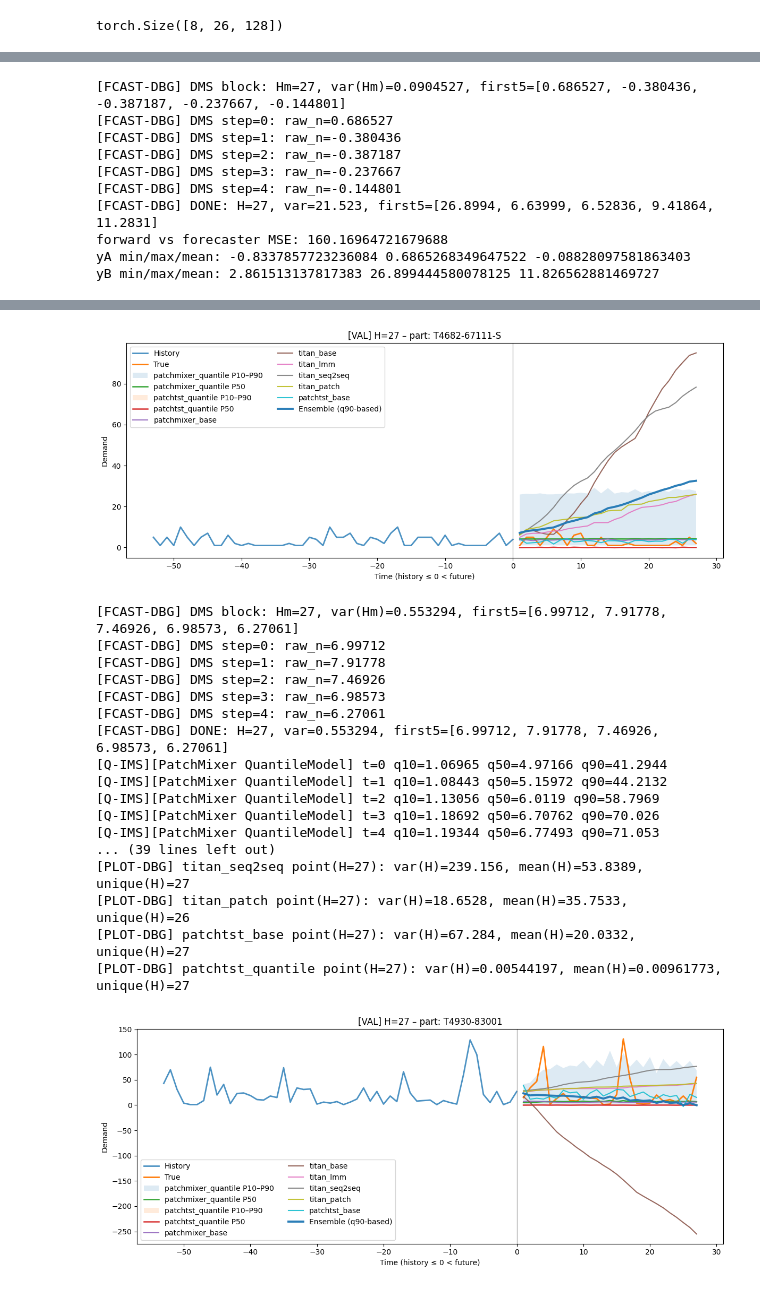
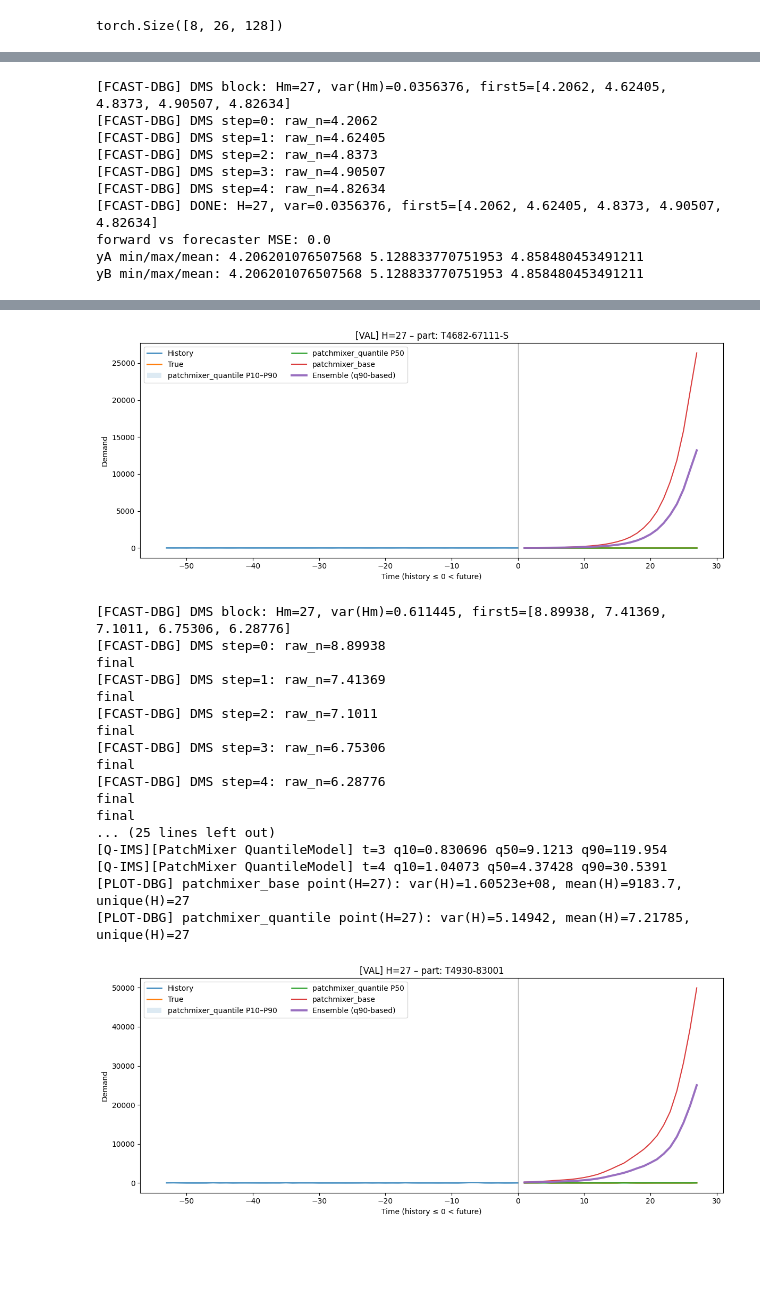
Before and after one commit to LeeKwanHyeong/data_research, a Jupyter notebook: modeling_module/model_test/total_running.ipynb, the cells around one changed output, grey strips where cells are left out. Drawn from its saved outputs; the diff is of its cells as text; code cells hidden in the pictures; blank space fills up the shorter version.

Commit message:
# patchMixer 시간 특성 추가 작업 #1

```diff
--- a/modeling_module/model_test/total_running.ipynb
+++ b/modeling_module/model_test/total_running.ipynb
@@ -205,5 +178,5 @@ loaded = load_model_dict(save_dir, builders, device = device)
 # %%
-model = loaded["patchtst_base"].to(device).eval()
+model = loaded["patchmixer_base"].to(device).eval()
 x1 = next(iter(val_loader))[0][:1].to(device)   # [1, L, C] or [1, L]
 
 # (A) 직접 forward
@@ -229,16 +202,16 @@ print("forward vs forecaster MSE:", float(((yA - yB)**2).mean()))
 print("yA min/max/mean:", float(yA.min()), float(yA.max()), float(yA.mean()))
 print("yB min/max/mean:", float(yB.min()), float(yB.max()), float(yB.mean()))
 # %% [output]
-[FCAST-DBG] DMS block: Hm=27, var(Hm)=0.0904527, first5=[0.686527, -0.380436, -0.387187, -0.237667, -0.144801]
-[FCAST-DBG] DMS step=0: raw_n=0.686527
-[FCAST-DBG] DMS step=1: raw_n=-0.380436
-[FCAST-DBG] DMS step=2: raw_n=-0.387187
-[FCAST-DBG] DMS step=3: raw_n=-0.237667
-[FCAST-DBG] DMS step=4: raw_n=-0.144801
-[FCAST-DBG] DONE: H=27, var=21.523, first5=[26.8994, 6.63999, 6.52836, 9.41864, 11.2831]
-forward vs forecaster MSE: 160.16964721679688
-yA min/max/mean: -0.8337857723236084 0.6865268349647522 -0.08828097581863403
-yB min/max/mean: 2.861513137817383 26.899444580078125 11.826562881469727
+[FCAST-DBG] DMS block: Hm=27, var(Hm)=0.0356376, first5=[4.2062, 4.62405, 4.8373, 4.90507, 4.82634]
+[FCAST-DBG] DMS step=0: raw_n=4.2062
+[FCAST-DBG] DMS step=1: raw_n=4.62405
+[FCAST-DBG] DMS step=2: raw_n=4.8373
+[FCAST-DBG] DMS step=3: raw_n=4.90507
+[FCAST-DBG] DMS step=4: raw_n=4.82634
+[FCAST-DBG] DONE: H=27, var=0.0356376, first5=[4.2062, 4.62405, 4.8373, 4.90507, 4.82634]
+forward vs forecaster MSE: 0.0
+yA min/max/mean: 4.206201076507568 5.128833770751953 4.858480453491211
+yB min/max/mean: 4.206201076507568 5.128833770751953 4.858480453491211
 # %%
 %load_ext autoreload
 %autoreload 2
@@ -248,14 +221,14 @@ import modeling_module.training.forecaster as fo
 importlib.reload(pu)
 importlib.reload(fo)
 
-def my_exo_cb(start_idx: int, Hm: int, device="cuda"):
+def my_exo_cb(start_idx: int, Hm: int, device="cuda" if torch.cuda.is_available() else "cpu"):
     # exo_dim = 2 (sin, cos)
     return fo.make_calendar_exo(start_idx, Hm, period=52, device=device)
 
 pu.plot_27w(
     models=loaded,           # {"PatchMixer": pm_model, "Titan": ti_model, ...}
     loader=val_loader,       # (xb, yb[, part_ids])
-    device="cuda",
+    device="cuda" if torch.cuda.is_available() else "cpu",
     mode="val",              # ← 검증 모드
     max_plots=5,
     out_dir=None,
@@ -337,19 +310,19 @@ pu.plot_27w(
-[figure, old version]
+[figure, new version]
-[FCAST-DBG] DMS block: Hm=27, var(Hm)=0.553294, first5=[6.99712, 7.91778, 7.46926, 6.98573, 6.27061]
-[FCAST-DBG] DMS step=0: raw_n=6.99712
-[FCAST-DBG] DMS step=1: raw_n=7.91778
-[FCAST-DBG] DMS step=2: raw_n=7.46926
-[FCAST-DBG] DMS step=3: raw_n=6.98573
-[FCAST-DBG] DMS step=4: raw_n=6.27061
-[FCAST-DBG] DONE: H=27, var=0.553294, first5=[6.99712, 7.91778, 7.46926, 6.98573, 6.27061]
-[Q-IMS][PatchMixer QuantileModel] t=0 q10=1.06965 q50=4.97166 q90=41.2944
-[Q-IMS][PatchMixer QuantileModel] t=1 q10=1.08443 q50=5.15972 q90=44.2132
-[Q-IMS][PatchMixer QuantileModel] t=2 q10=1.13056 q50=6.0119 q90=58.7969
-[Q-IMS][PatchMixer QuantileModel] t=3 q10=1.18692 q50=6.70762 q90=70.026
-[Q-IMS][PatchMixer QuantileModel] t=4 q10=1.19344 q50=6.77493 q90=71.053
-... (39 lines left out)
-[PLOT-DBG] titan_seq2seq point(H=27): var(H)=239.156, mean(H)=53.8389, unique(H)=27
-[PLOT-DBG] titan_patch point(H=27): var(H)=18.6528, mean(H)=35.7533, unique(H)=26
-[PLOT-DBG] patchtst_base point(H=27): var(H)=67.284, mean(H)=20.0332, unique(H)=27
-[PLOT-DBG] patchtst_quantile point(H=27): var(H)=0.00544197, mean(H)=0.00961773, unique(H)=27
+[FCAST-DBG] DMS block: Hm=27, var(Hm)=0.611445, first5=[8.89938, 7.41369, 7.1011, 6.75306, 6.28776]
+[FCAST-DBG] DMS step=0: raw_n=8.89938
+final
+[FCAST-DBG] DMS step=1: raw_n=7.41369
+final
+[FCAST-DBG] DMS step=2: raw_n=7.1011
+final
+[FCAST-DBG] DMS step=3: raw_n=6.75306
+final
+[FCAST-DBG] DMS step=4: raw_n=6.28776
+final
+final
+... (25 lines left out)
+[Q-IMS][PatchMixer QuantileModel] t=3 q10=0.830696 q50=9.1213 q90=119.954
+[Q-IMS][PatchMixer QuantileModel] t=4 q10=1.04073 q50=4.37428 q90=30.5391
+[PLOT-DBG] patchmixer_base point(H=27): var(H)=1.60523e+08, mean(H)=9183.7, unique(H)=27
+[PLOT-DBG] patchmixer_quantile point(H=27): var(H)=5.14942, mean(H)=7.21785, unique(H)=27
-[figure, old version]
+[figure, new version]
```
Also changed, not shown: parts of 5 cells of this notebook, 5 other files.
